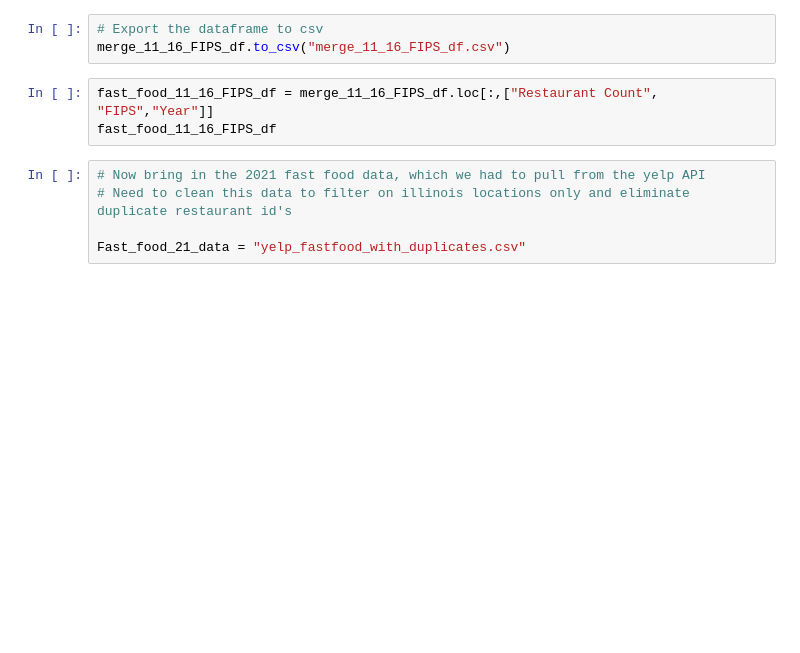
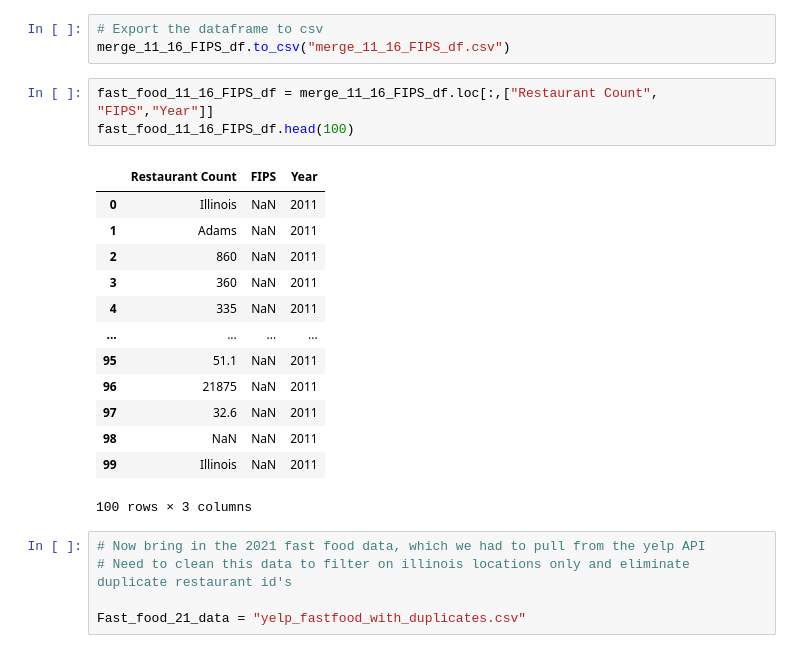
Before and after one commit to shirinegm/project1-group5, a Jupyter notebook: fastfood_by_county_new.ipynb, the cells around one changed output. Drawn from its saved outputs; the diff is of its cells as text; blank space fills up the shorter version.

```diff
--- a/fastfood_by_county_new.ipynb
+++ b/fastfood_by_county_new.ipynb
@@ -74,7 +148,21 @@ merge_11_16_FIPS_df
 merge_11_16_FIPS_df.to_csv("merge_11_16_FIPS_df.csv")
 # %%
 fast_food_11_16_FIPS_df = merge_11_16_FIPS_df.loc[:,["Restaurant Count", "FIPS","Year"]]
-fast_food_11_16_FIPS_df
+fast_food_11_16_FIPS_df.head(100)
+# %% [output]
+|  | Restaurant Count | FIPS | Year |
+| 0 | Illinois | NaN | 2011 |
+| 1 | Adams | NaN | 2011 |
+| 2 | 860 | NaN | 2011 |
+| 3 | 360 | NaN | 2011 |
+| 4 | 335 | NaN | 2011 |
+| ... | ... | ... | ... |
+| 95 | 51.1 | NaN | 2011 |
+| 96 | 21875 | NaN | 2011 |
+| 97 | 32.6 | NaN | 2011 |
+| 98 | NaN | NaN | 2011 |
+| 99 | Illinois | NaN | 2011 |
+100 rows × 3 columns
 # %%
 # Now bring in the 2021 fast food data, which we had to pull from the yelp API
 # Need to clean this data to filter on illinois locations only and eliminate duplicate restaurant id's
```
Also changed, not shown: parts of 22 cells of this notebook, 8 other files.
